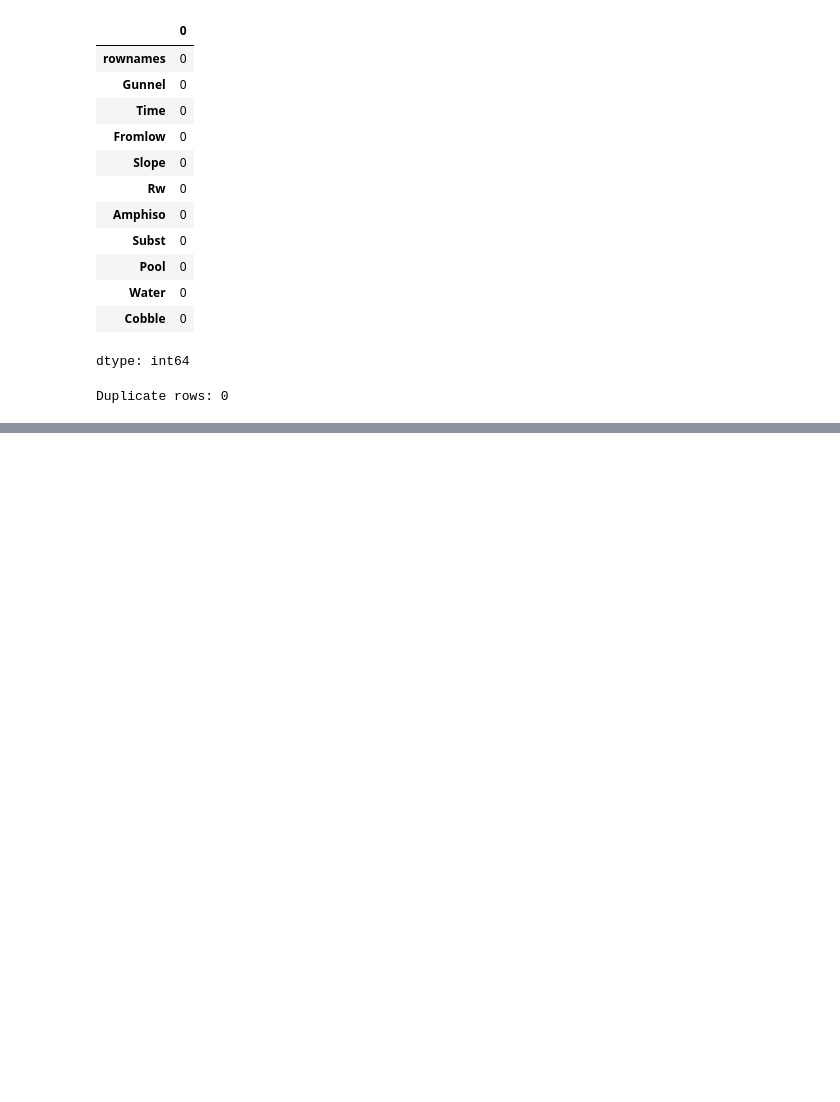
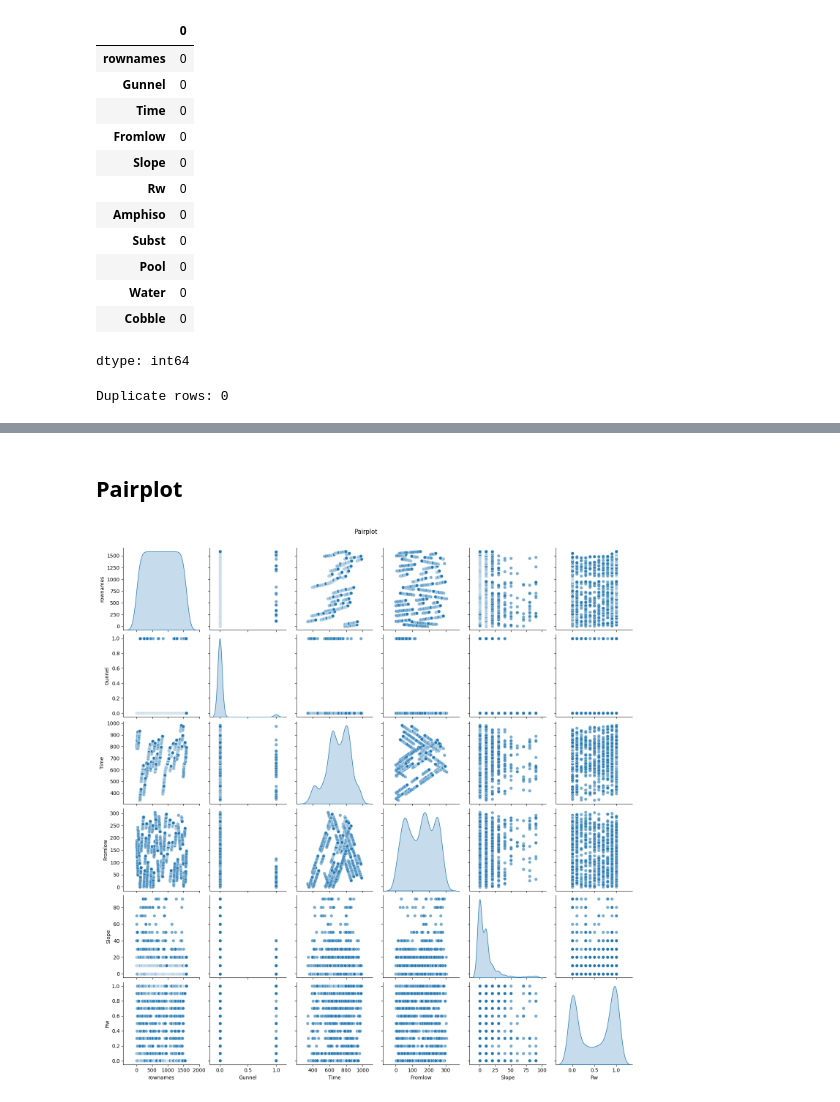
Before and after one commit to Naman397/Exploratory_Data_Analysis, a Jupyter notebook: 22BDS0021.ipynb, the cells around one changed output, grey strips where cells are left out. Cells and saved outputs as stored; diff of their text form; code cells hidden in the pictures; blank space fills up the shorter version.

```diff
--- a/22BDS0021.ipynb
+++ b/22BDS0021.ipynb
@@ -77,0 +172,11 @@ df.describe()
+# %% [markdown]
+## Pairplot
+# %%
+# Cell 12
+if len(num_cols) > 1:
+    sample_cols = num_cols if len(num_cols) <= 6 else num_cols[:6]
+    sns.pairplot(df[sample_cols].dropna(), diag_kind='kde', plot_kws={'alpha':0.6, 's':40})
+    plt.suptitle("Pairplot", y=1.02)
+    plt.show()
+# %% [output]
+[figure, added]
```
Also changed, not shown: parts of 13 cells of this notebook.
